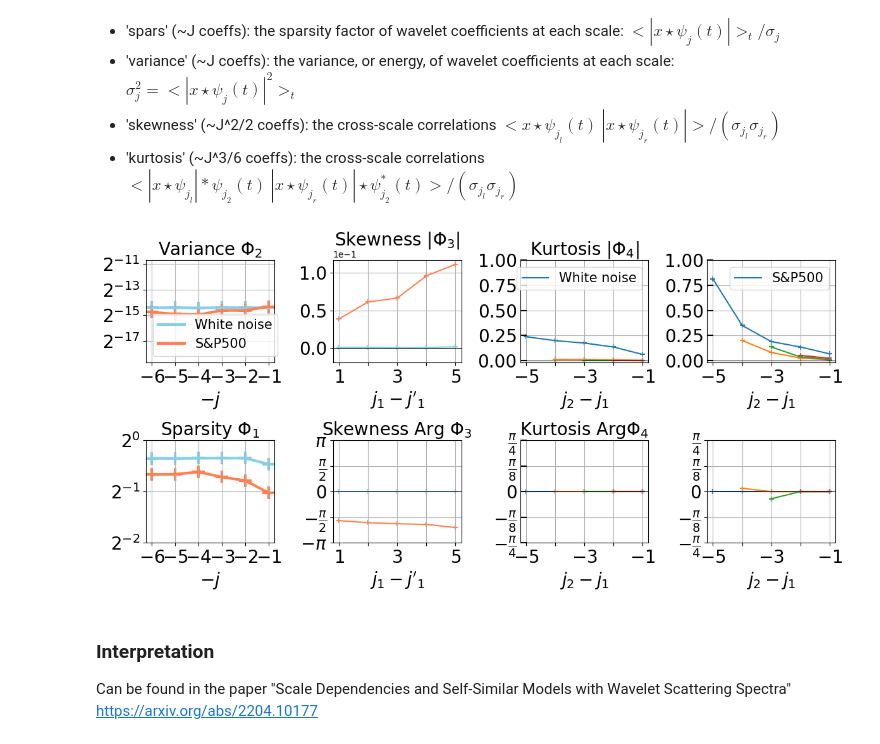
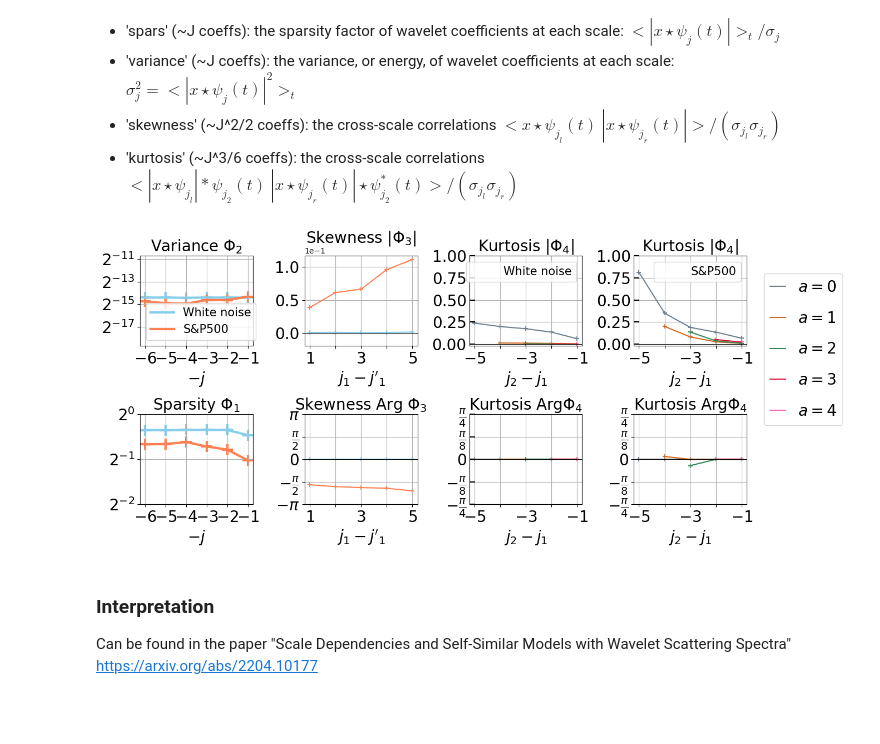
Before and after one commit to RudyMorel/scattering_spectra, a Jupyter notebook: tutorial.ipynb, the cells around one changed output. Drawn from its saved outputs; the diff is of its cells as text; code cells hidden in the pictures; blank space fills up the shorter version.

Commit message:
- adding an additional legend in the dashboard plots (for the \Phi_4 statistics)

```diff
--- a/tutorial.ipynb
+++ b/tutorial.ipynb
@@ -304,14 +304,15 @@ and visualize them as 'spectra', as curves along scales.
 # %%
 axes = plot_dashboard(
     [scat_wn, scat_snp],
     labels=["White noise", "S&P500"],
     theta_threshold=[0.005, 0.1],  # avoid complex-phase instabilities
     figsize=(12, 6),
+    plot_full_legend=True
 )
 for ax in [axes[0, 1], axes[1, 0]]:
     ax.legend().remove()
 # %% [output]
-[figure, old version]
+[figure, new version]
 # %% [markdown]
 ### Interpretation
 
```
Also changed, not shown: parts of 18 cells of this notebook, 3 other files.
